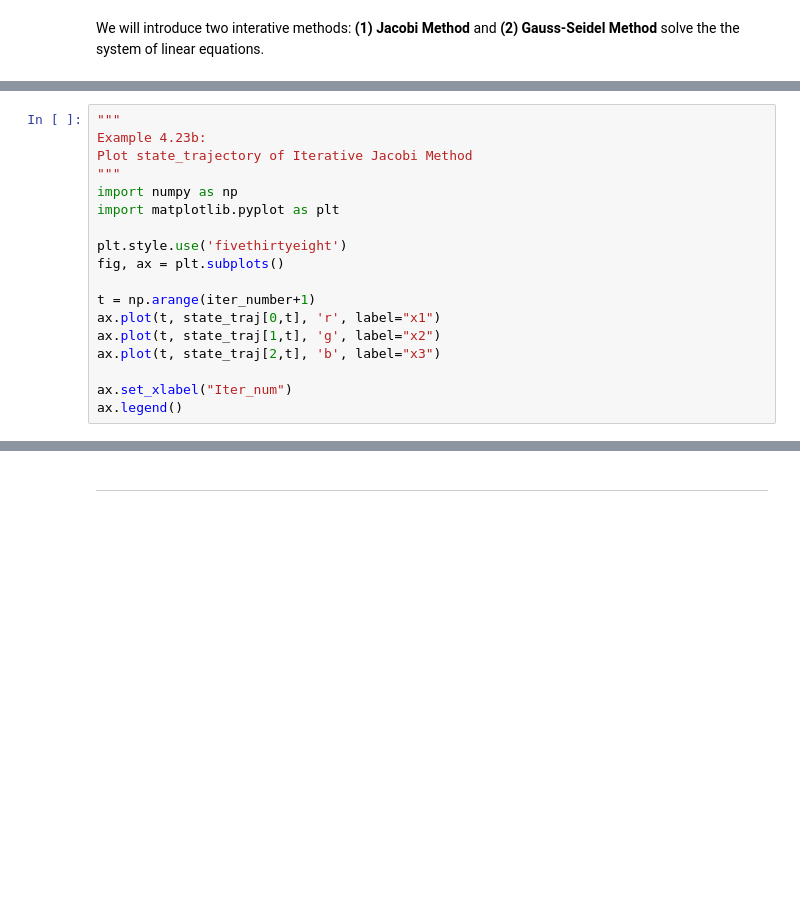
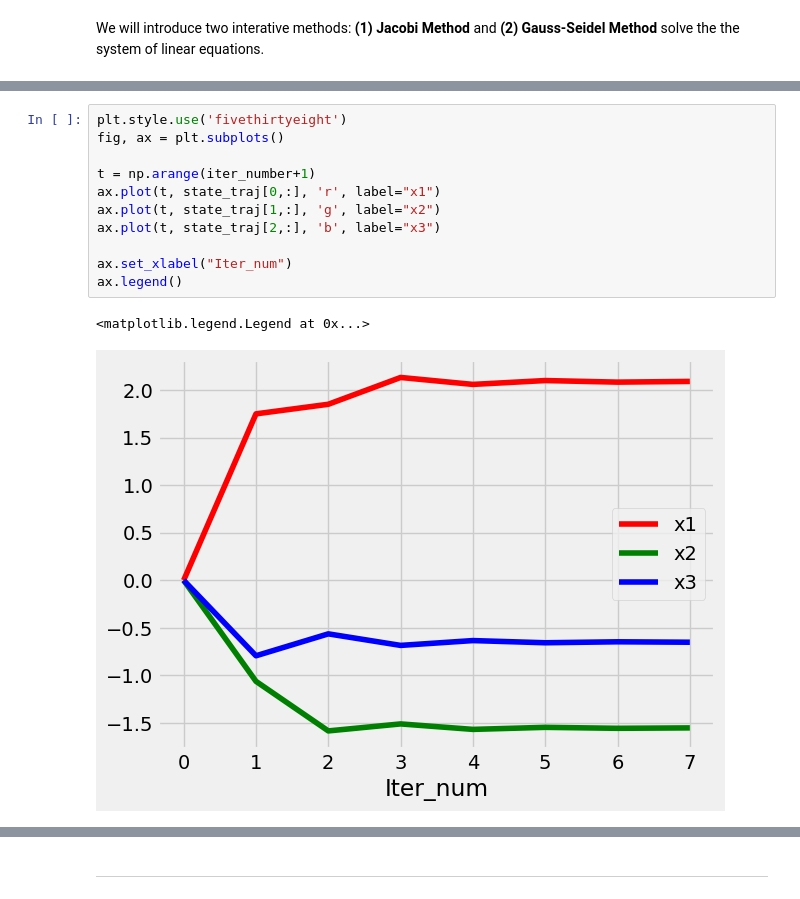
Before and after one commit to bruce88617/nycudopcs_advanced, a Jupyter notebook: Lectures/Lecture06/5_Tien_chapter14.04(2)-Solutions-to-Systems-of-Linear-Equations.ipynb, the cells around one changed output, grey strips where cells are left out. Saved outputs shown, nothing was run; the diff lists cells and outputs as text; blank space fills up the shorter version.

```diff
--- a/Lectures/Lecture06/5_Tien_chapter14.04(2)-Solutions-to-Systems-of-Linear-Equations.ipynb
+++ b/Lectures/Lecture06/5_Tien_chapter14.04(2)-Solutions-to-Systems-of-Linear-Equations.ipynb
@@ -680,18 +722,14 @@ while ((error > epsilon) and (iter_number < iteration)):
 # %%
-"""
-Example 4.23b:
-Plot state_trajectory of Iterative Jacobi Method
-"""
-import numpy as np
-import matplotlib.pyplot as plt
-
 plt.style.use('fivethirtyeight')
 fig, ax = plt.subplots()
 
 t = np.arange(iter_number+1)
-ax.plot(t, state_traj[0,t], 'r', label="x1")
-ax.plot(t, state_traj[1,t], 'g', label="x2")
-ax.plot(t, state_traj[2,t], 'b', label="x3")
+ax.plot(t, state_traj[0,:], 'r', label="x1")
+ax.plot(t, state_traj[1,:], 'g', label="x2")
+ax.plot(t, state_traj[2,:], 'b', label="x3")
 
 ax.set_xlabel("Iter_num")
 ax.legend()
+# %% [output]
+<matplotlib.legend.Legend at 0x...>
+[figure, added]
```
Also changed, not shown: parts of 42 cells of this notebook, 4 other files.
